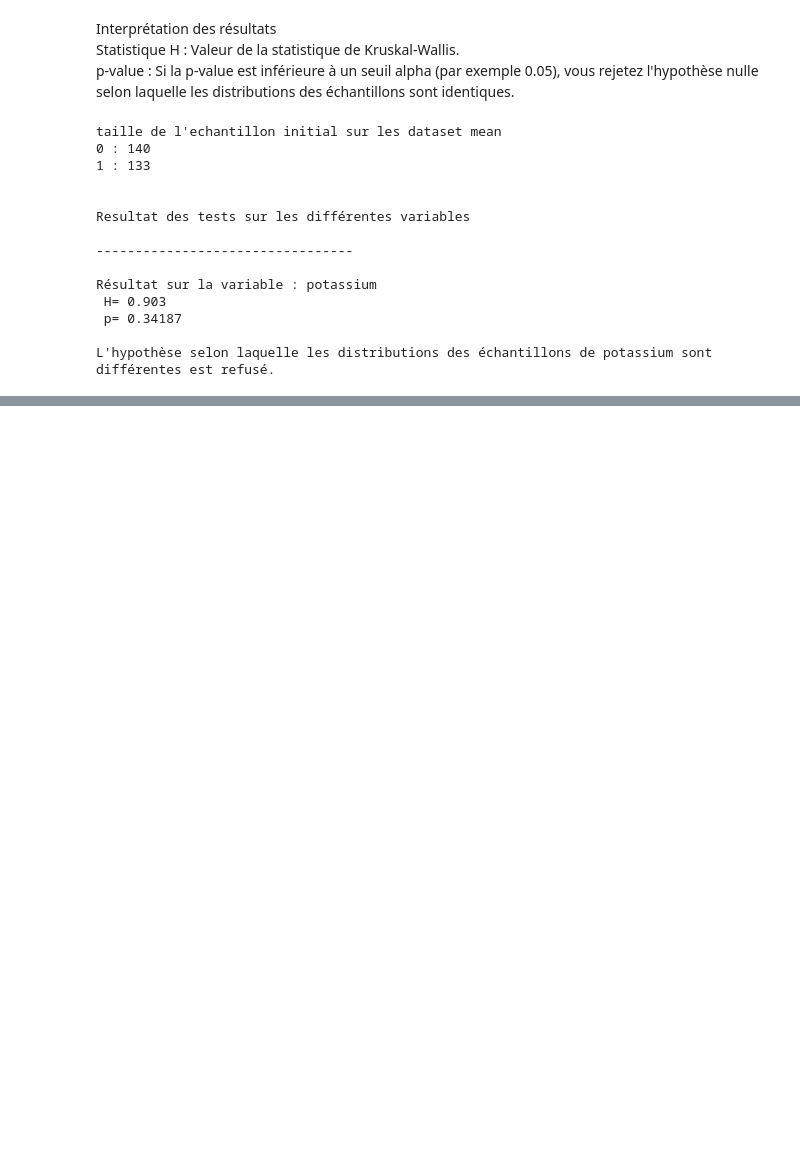
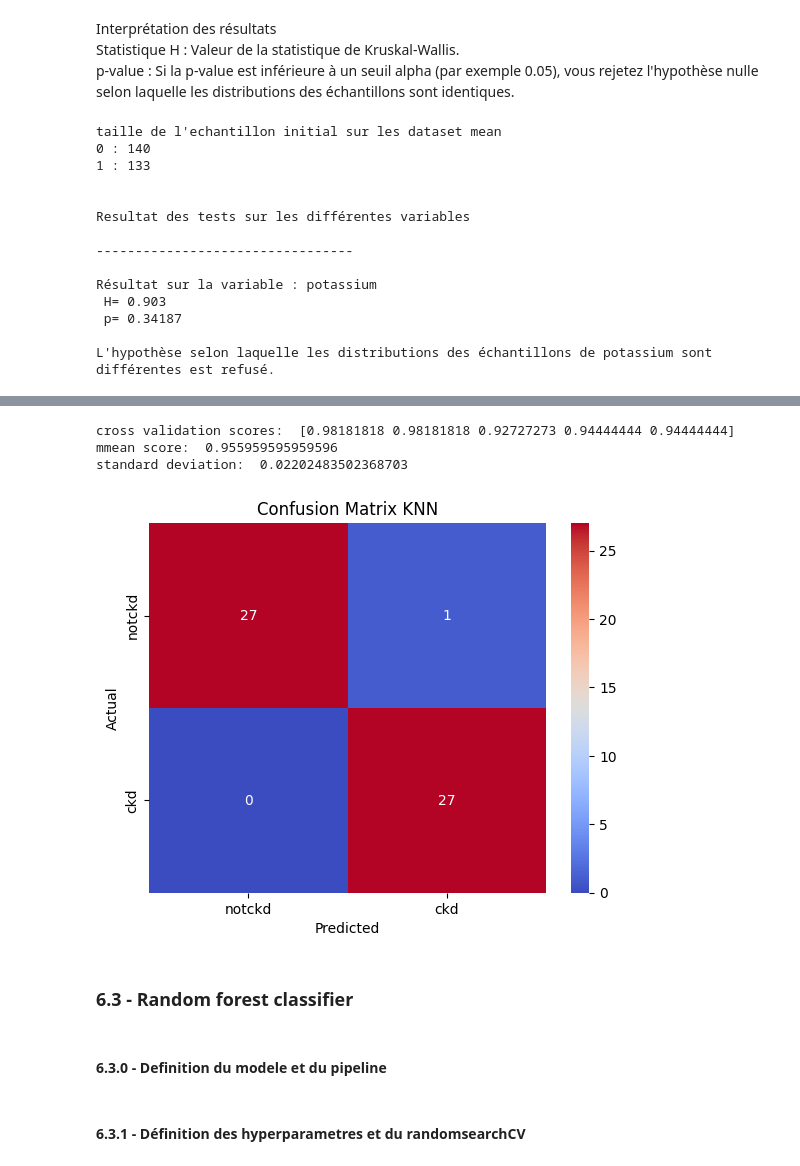
Before and after one commit to Dim2960/semiology_AI, a Jupyter notebook: mrc_folder/dataset.ipynb, the cells around one changed output, grey strips where cells are left out. Drawn from its saved outputs; the diff is of its cells as text; code cells hidden in the pictures; blank space fills up the shorter version.

```diff
--- a/mrc_folder/dataset.ipynb
+++ b/mrc_folder/dataset.ipynb
@@ -788,0 +1086,12 @@ L'hypothèse selon laquelle les distributions des échantillons de potassium son
+# %%
+random_search_knn = RandomizedSearchCV(
+    estimator=pipeline_knn,
+    param_distributions=param_dist_knn,
+    n_iter=100,
+    cv=5,        # number  of folds for cross validation
+    verbose=2,
+    random_state=42,
+    n_jobs=-1,
+)
+# %%
+random_search_knn.fit(X_train, y_train)
@@ -788,0 +1121,5 @@ L'hypothèse selon laquelle les distributions des échantillons de potassium son
+# %%
+best_model_knn = random_search_knn.best_estimator_
+test_score_knn = best_model_knn.score(X_test, y_test)
+# %%
+y_pred_knn  = best_model_knn.predict(X_test)
@@ -788,0 +1146,26 @@ L'hypothèse selon laquelle les distributions des échantillons de potassium son
+# %%
+scores_knn = cross_val_score(pipeline_knn, X, y, cv=5)
+
+print("cross validation scores: ", scores_knn)
+print("mmean score: ", scores_knn.mean())
+print("standard deviation: ", scores_knn.std())
+# %% [output]
+cross validation scores:  [0.98181818 0.98181818 0.92727273 0.94444444 0.94444444]
+mmean score:  0.955959595959596
+standard deviation:  0.02202483502368703
+# %%
+confusion_matrix_knn = confusion_matrix(y_test, y_pred_knn)
+
+sns.heatmap(confusion_matrix_knn, annot=True,  cmap="coolwarm", fmt='g')
+plt.xlabel('Predicted')
+plt.ylabel('Actual')
+plt.title('Confusion Matrix KNN')
+plt.xticks([0.5, 1.5], ['notckd', 'ckd'])
+plt.yticks([0.5, 1.5], ['notckd', 'ckd'])
+plt.show()
+# %% [output]
+[figure, added]
+# %% [markdown]
+### 6.3 - Random forest classifier
+# %% [markdown]
+#### 6.3.0 - Definition du modele et du pipeline
@@ -788,0 +1179,2 @@ L'hypothèse selon laquelle les distributions des échantillons de potassium son
+# %% [markdown]
+#### 6.3.1 - Définition des hyperparametres et du randomsearchCV
```
Also changed, not shown: parts of 81 cells of this notebook.
